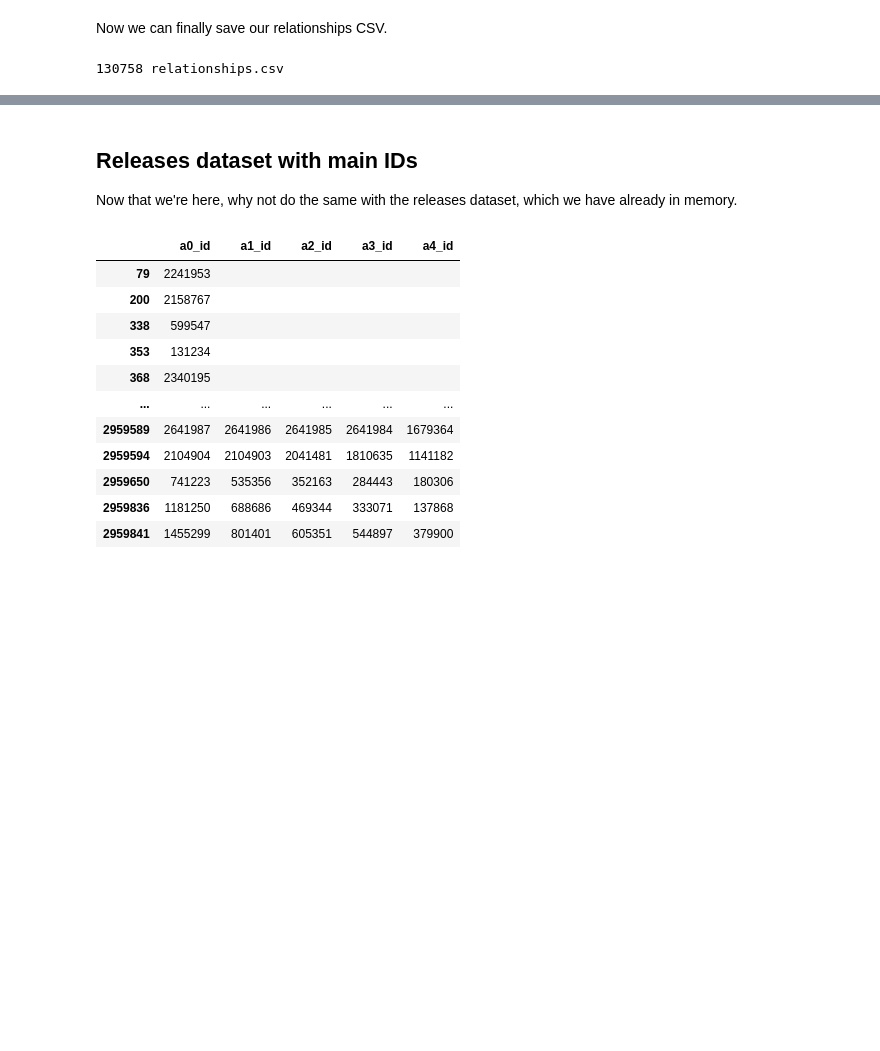
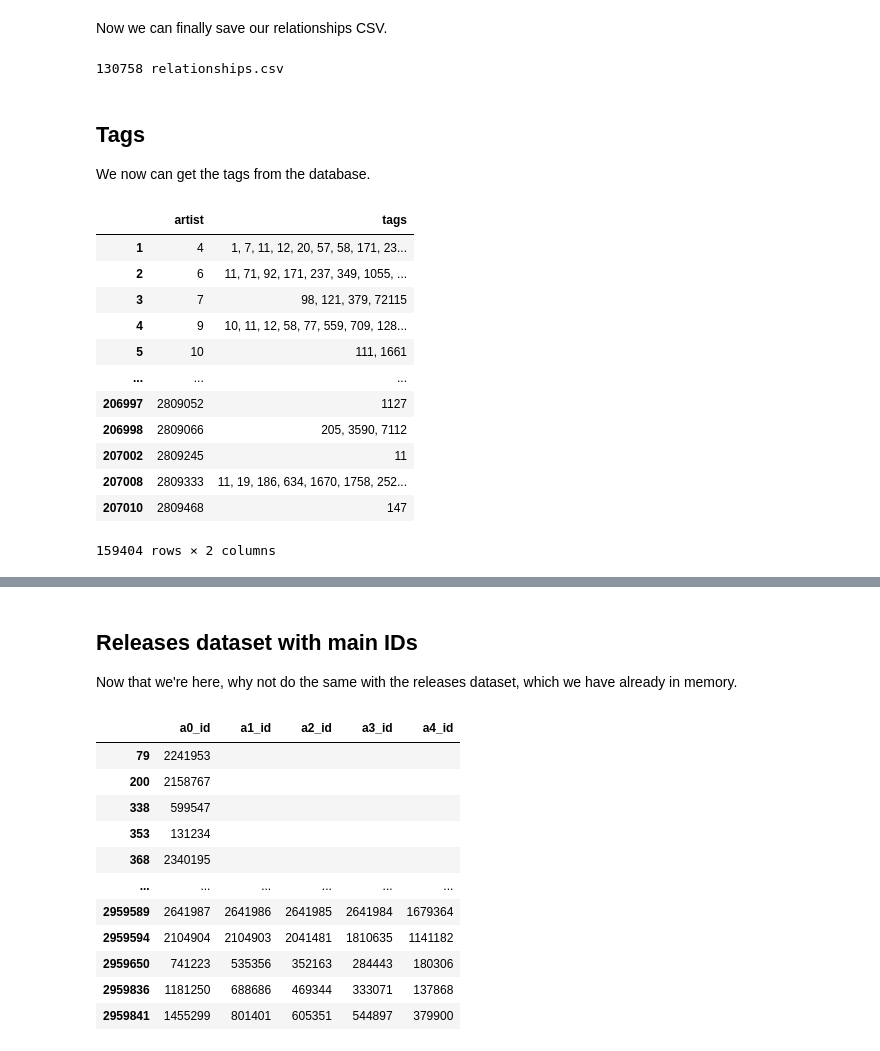
Before and after one commit to aleferu/musicbrainz, a Jupyter notebook: artist_artist.ipynb, the cells around one changed output, grey strips where cells are left out. Saved outputs shown, nothing was run; the diff lists cells and outputs as text; code cells hidden in the pictures; blank space fills up the shorter version.

```diff
--- a/artist_artist.ipynb
+++ b/artist_artist.ipynb
@@ -471,3 +479,30 @@ filtered_relationships.to_csv("relationships.csv", index=False)
 !wc -l relationships.csv
 # %% [output]
 130758 relationships.csv
+# %% [markdown]
+## Tags
+
+We now can get the tags from the database.
+# %%
+query = """
+SELECT artist, STRING_AGG(tag::VARCHAR, ', ') as tags
+FROM artist_tag
+GROUP BY artist;
+"""
+tags = pd.read_sql_query(query, engine, dtype=str)
+tags = tags[tags["artist"].isin([artist["id"] for artists_list in artists_lists for artist in artists_list])]
+tags
+# %% [output]
+|  | artist | tags |
+| 1 | 4 | 1, 7, 11, 12, 20, 57, 58, 171, 23... |
+| 2 | 6 | 11, 71, 92, 171, 237, 349, 1055, ... |
+| 3 | 7 | 98, 121, 379, 72115 |
+| 4 | 9 | 10, 11, 12, 58, 77, 559, 709, 128... |
+| 5 | 10 | 111, 1661 |
+| ... | ... | ... |
+| 206997 | 2809052 | 1127 |
+| 206998 | 2809066 | 205, 3590, 7112 |
+| 207002 | 2809245 | 11 |
+| 207008 | 2809333 | 11, 19, 186, 634, 1670, 1758, 252... |
+| 207010 | 2809468 | 147 |
+159404 rows × 2 columns
```
Also changed, not shown: parts of 21 cells of this notebook, 2 other files.
